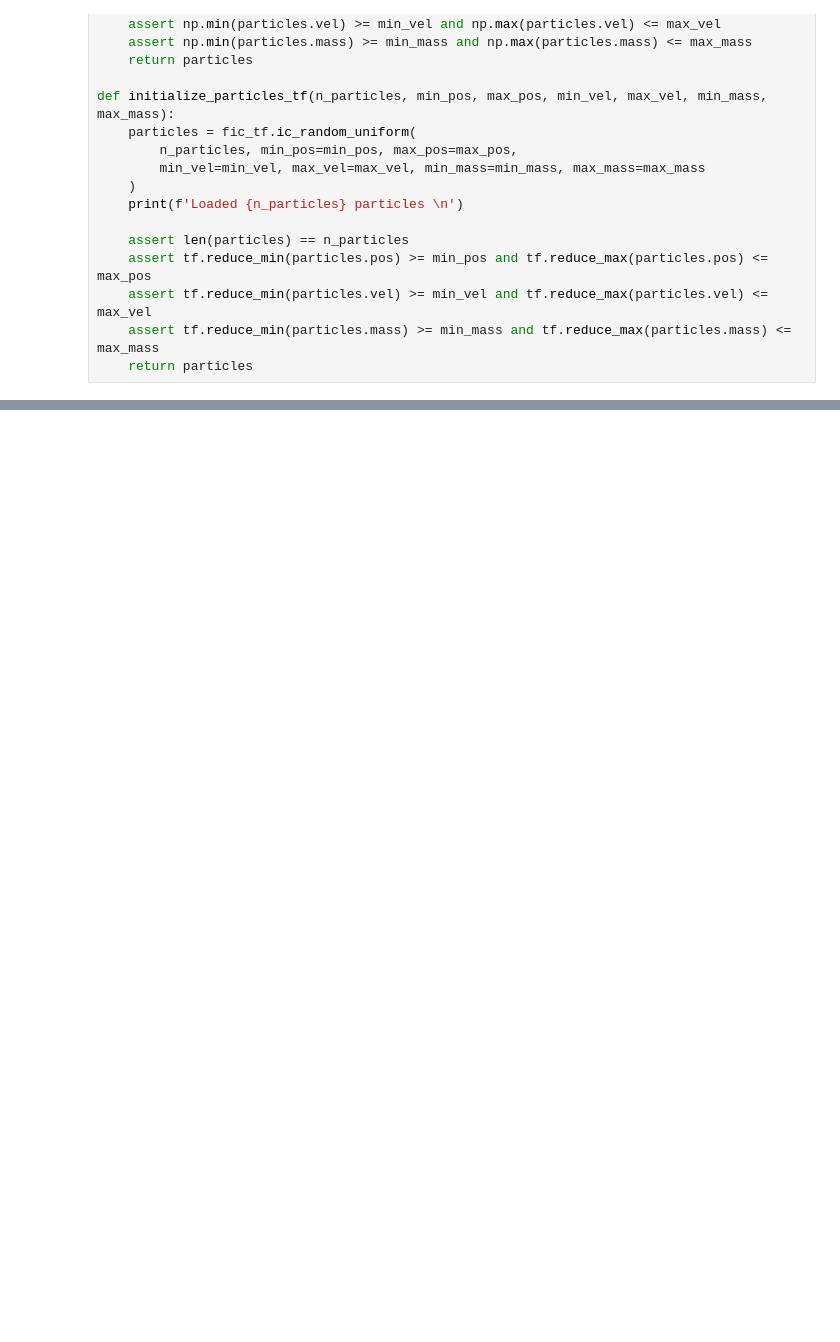
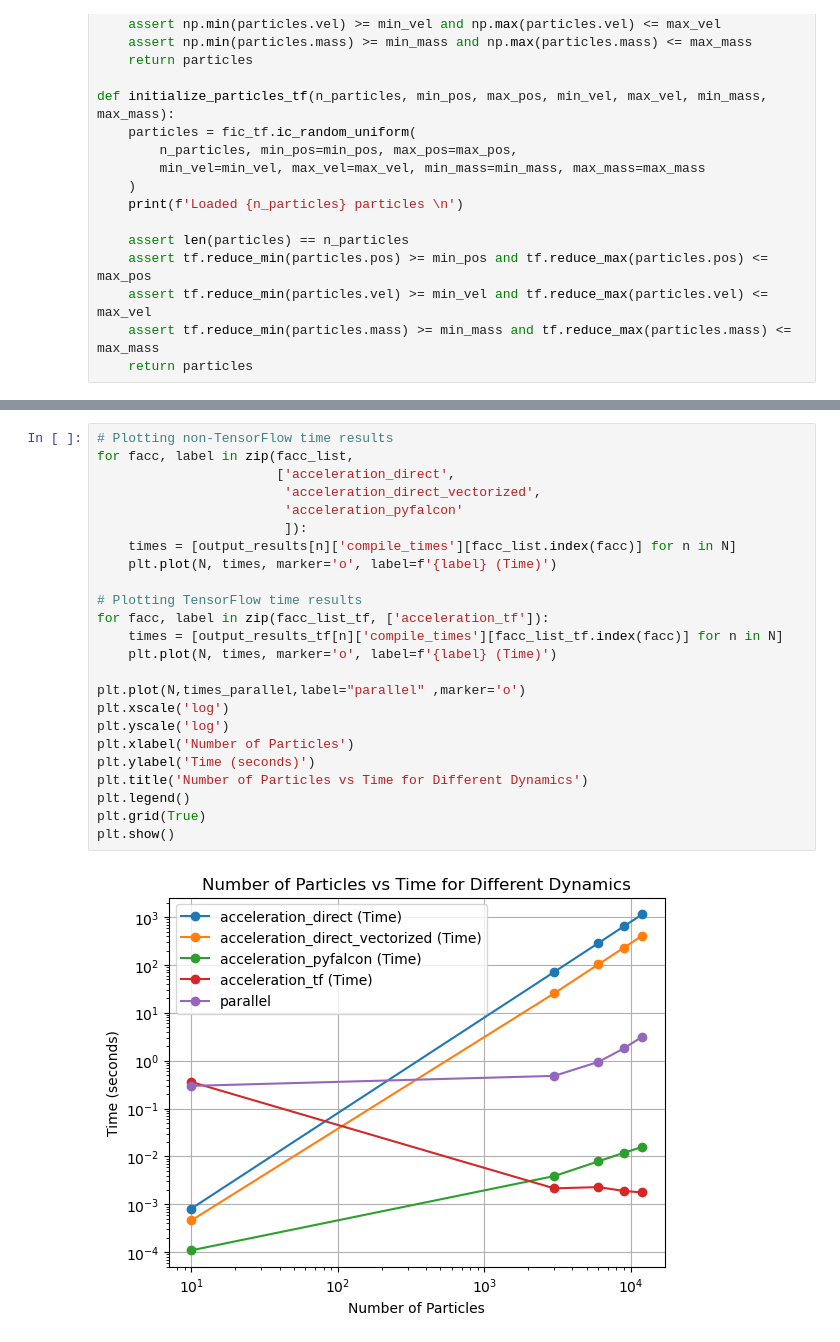
Before and after one commit to supriodubey/compast, a Jupyter notebook: fireworks_trajectories_and_energy_tf.ipynb, the cells around one changed output, grey strips where cells are left out. Cells and saved outputs as stored; diff of their text form; blank space fills up the shorter version.

```diff
--- a/fireworks_trajectories_and_energy_tf.ipynb
+++ b/fireworks_trajectories_and_energy_tf.ipynb
@@ -68,0 +382,26 @@ def initialize_particles_tf(n_particles, min_pos, max_pos, min_vel, max_vel, min
+# %%
+# Plotting non-TensorFlow time results
+for facc, label in zip(facc_list,
+                       ['acceleration_direct',
+                        'acceleration_direct_vectorized',
+                        'acceleration_pyfalcon'
+                        ]):
+    times = [output_results[n]['compile_times'][facc_list.index(facc)] for n in N]
+    plt.plot(N, times, marker='o', label=f'{label} (Time)')
+
+# Plotting TensorFlow time results
+for facc, label in zip(facc_list_tf, ['acceleration_tf']):
+    times = [output_results_tf[n]['compile_times'][facc_list_tf.index(facc)] for n in N]
+    plt.plot(N, times, marker='o', label=f'{label} (Time)')
+
+plt.plot(N,times_parallel,label="parallel" ,marker='o')
+plt.xscale('log')
+plt.yscale('log')
+plt.xlabel('Number of Particles')
+plt.ylabel('Time (seconds)')
+plt.title('Number of Particles vs Time for Different Dynamics')
+plt.legend()
+plt.grid(True)
+plt.show()
+# %% [output]
+[figure, added]
```
Also changed, not shown: parts of 25 cells of this notebook, 11 other files.
